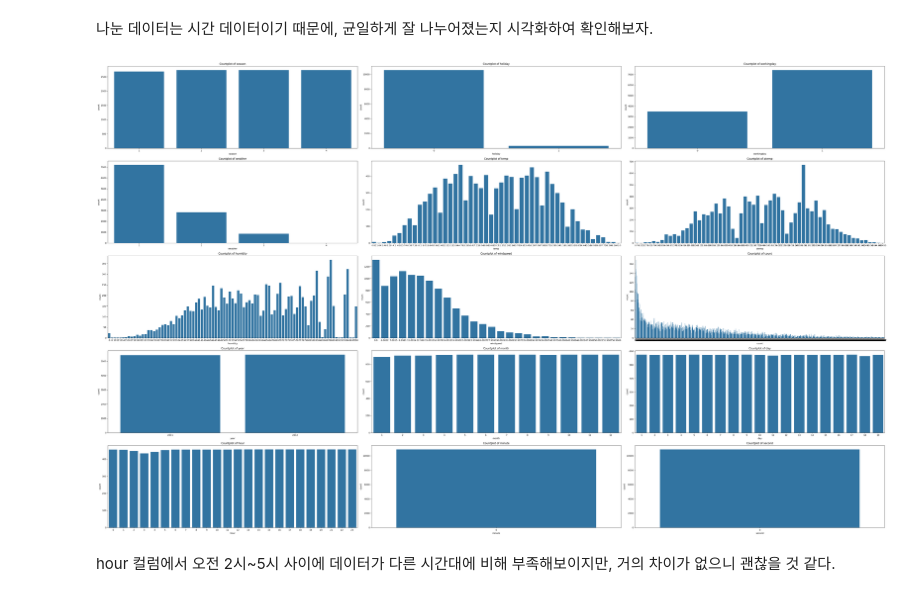
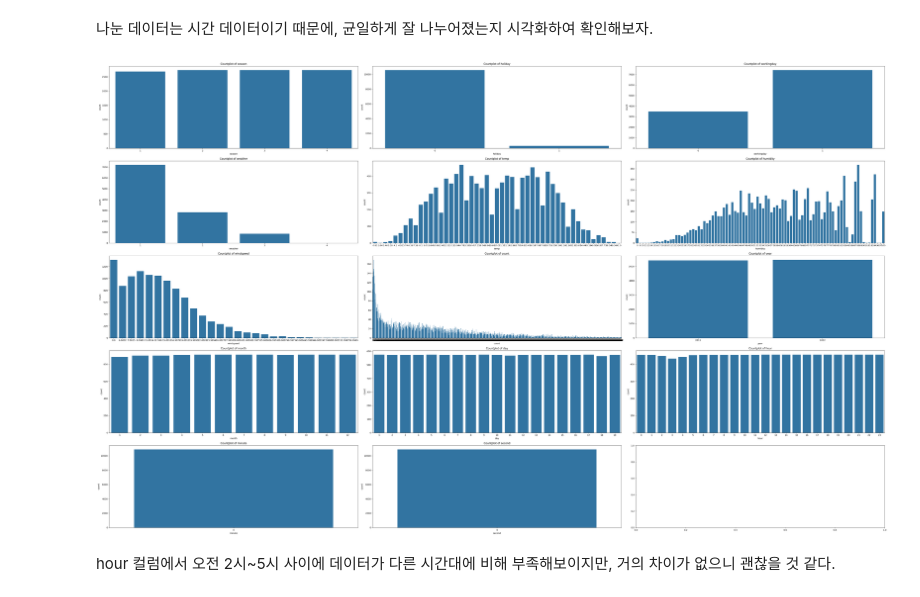
Before and after one commit to Suho0314/AIFFEL_quest_rs, a Jupyter notebook: Exploration/Ex01/project2.ipynb, the cells around one changed output. Cells and saved outputs as stored; diff of their text form; code cells hidden in the pictures.

```diff
--- a/Exploration/Ex01/project2.ipynb
+++ b/Exploration/Ex01/project2.ipynb
@@ -70,18 +70,18 @@ train.head()
 나눈 데이터는 시간 데이터이기 때문에, 균일하게 잘 나누어졌는지 시각화하여 확인해보자.
 # %%
 fig, axs = plt.subplots(5, 3, figsize=(50, 30))
-cols = ["season","holiday","workingday","weather","temp","atemp",
+cols = ["season","holiday","workingday","weather","temp",
         "humidity","windspeed","count","year",
         "month","day","hour","minute","second"]
 
 for ax, col in zip(axs.flatten(), cols):
     sns.countplot(data=train, x=col, ax=ax)
     ax.set_title(f"Countplot of {col}")
 
 plt.tight_layout()
 plt.show()
 # %% [output]
-[figure, old version]
+[figure, new version]
 # %% [markdown]
 hour 컬럼에서 오전 2시~5시 사이에 데이터가 다른 시간대에 비해 부족해보이지만, 거의 차이가 없으니 괜찮을 것 같다.
 # %% [markdown]
```
Also changed, not shown: parts of 4 cells of this notebook.
